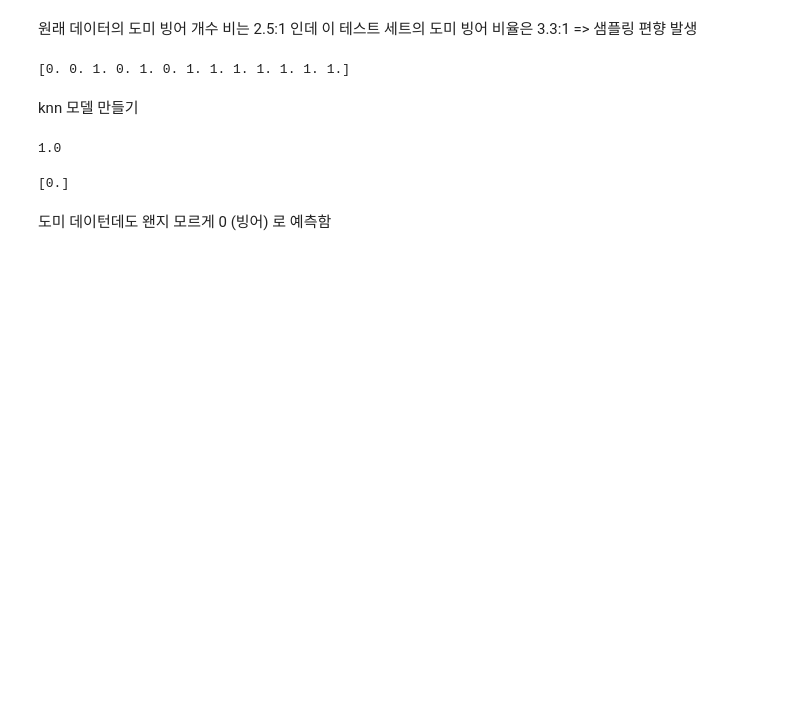
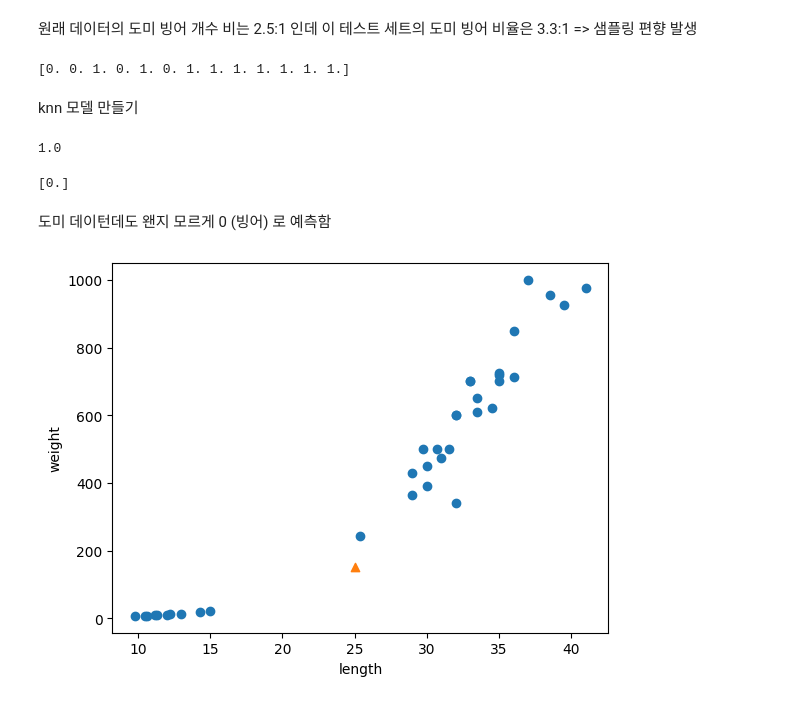
Before and after one commit to pxxxxq/DLstudy, a Jupyter notebook: jin024144/2-2.ipynb, the cells around one changed output. Saved outputs shown, nothing was run; the diff lists cells and outputs as text; code cells hidden in the pictures; blank space fills up the shorter version.

```diff
--- a/jin024144/2-2.ipynb
+++ b/jin024144/2-2.ipynb
@@ -63,4 +63,9 @@ print(kn.predict([[25,150]]))
 # %%
 import matplotlib.pyplot as plt
 plt.scatter(train_input[:,0],train_input[:,1])
-plt.scatter()
+plt.scatter(25,150,marker='^')
+plt.xlabel('length')
+plt.ylabel('weight')
+plt.show()
+# %% [output]
+[figure, added]
```
Also changed, not shown: parts of 12 cells of this notebook.
